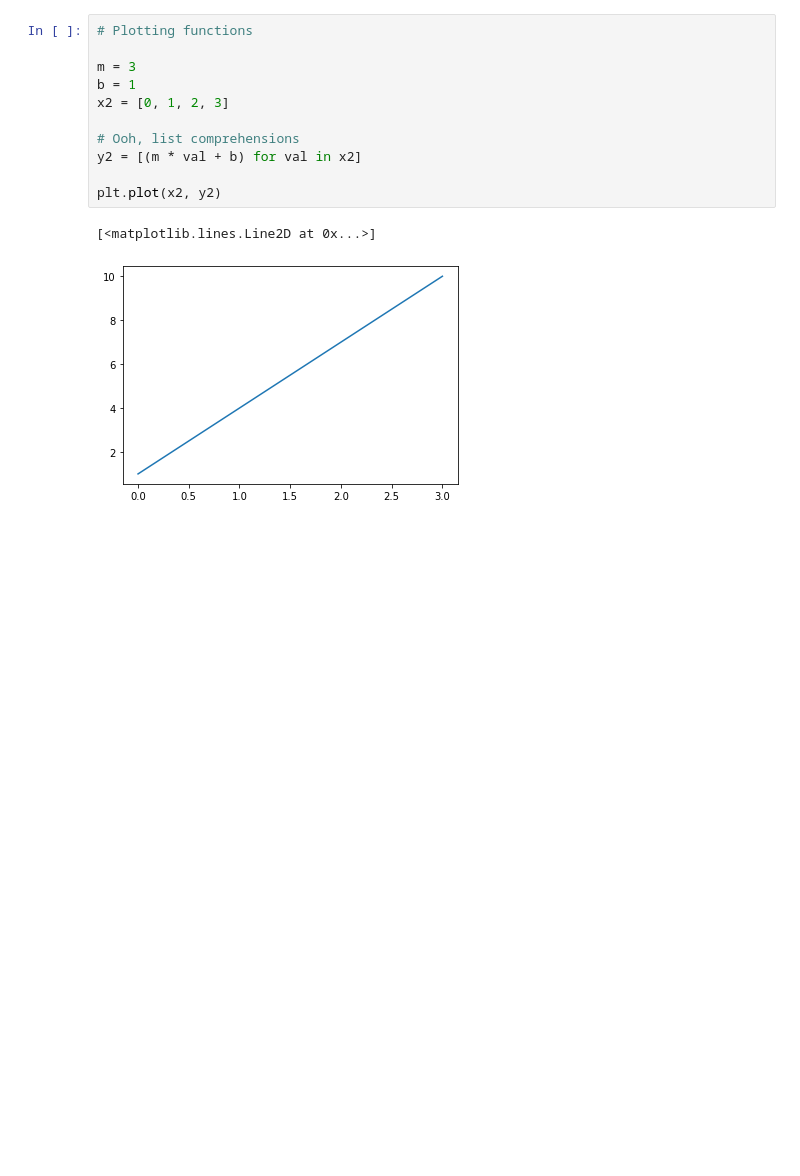
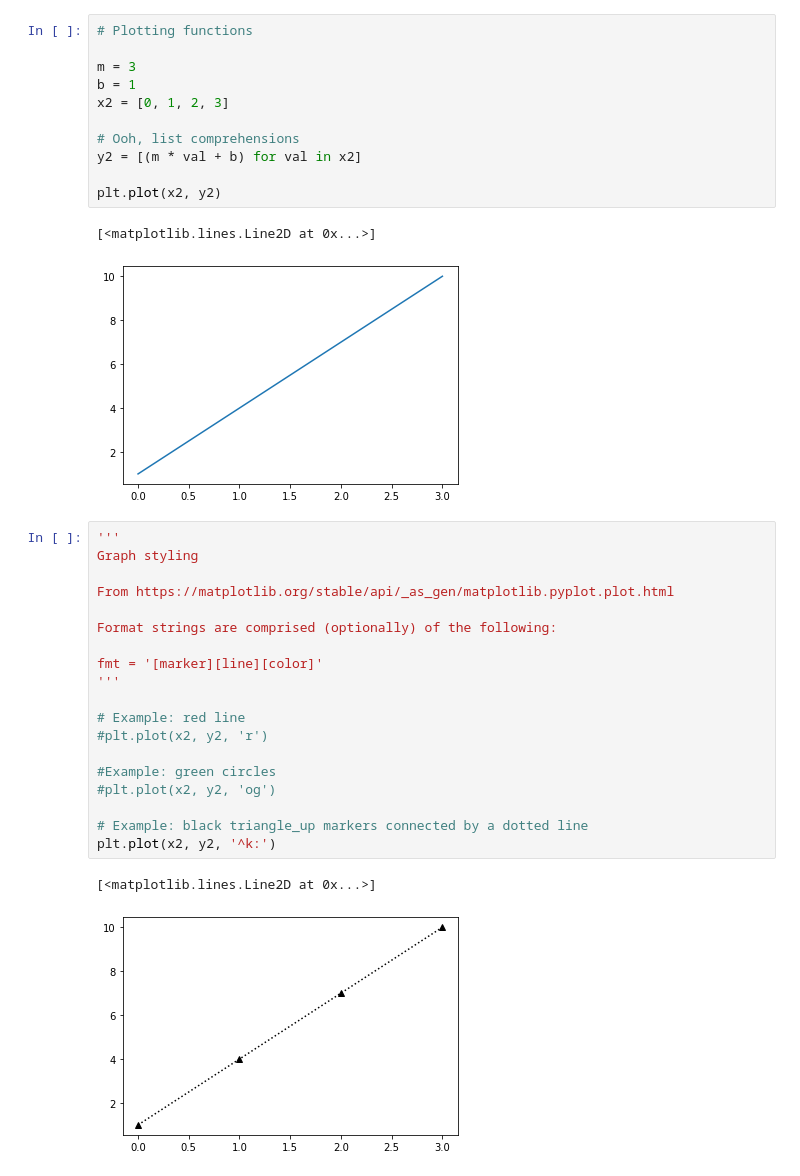
Before and after one commit to robruenes/killaudio, a Jupyter notebook: killaudio_intro.ipynb, the cells around one changed output. Cells and saved outputs as stored; diff of their text form; blank space fills up the shorter version.

Commit message:
More plotting

```diff
--- a/killaudio_intro.ipynb
+++ b/killaudio_intro.ipynb
@@ -63,3 +63,25 @@ plt.plot(x2, y2)
 # %% [output]
 [<matplotlib.lines.Line2D at 0x...>]
 [figure]
+# %%
+'''
+Graph styling
+
+From https://matplotlib.org/stable/api/_as_gen/matplotlib.pyplot.plot.html
+
+Format strings are comprised (optionally) of the following:
+
+fmt = '[marker][line][color]'
+'''
+
+# Example: red line
+#plt.plot(x2, y2, 'r')
+
+#Example: green circles
+#plt.plot(x2, y2, 'og')
+
+# Example: black triangle_up markers connected by a dotted line
+plt.plot(x2, y2, '^k:')
+# %% [output]
+[<matplotlib.lines.Line2D at 0x...>]
+[figure, added]
```
